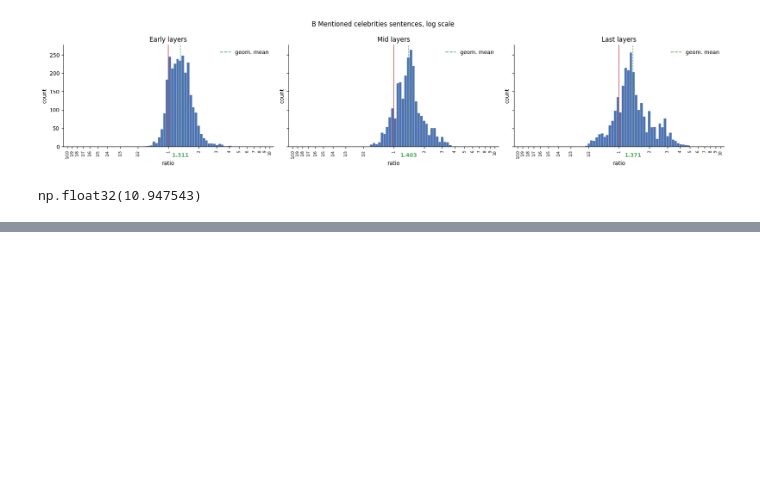
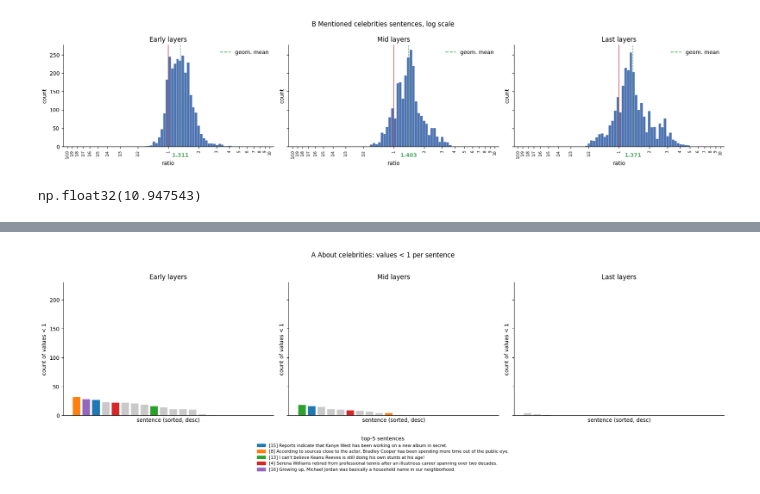
Before and after one commit to NegevTag/Visualizing-information-flow-in-transformers, a Jupyter notebook: real/science/experiment_1_celebrities/celebrity_experiment.ipynb, the cells around one changed output, grey strips where cells are left out. Cells and saved outputs as stored; diff of their text form; code cells hidden in the pictures; blank space fills up the shorter version.

```diff
--- a/real/science/experiment_1_celebrities/celebrity_experiment.ipynb
+++ b/real/science/experiment_1_celebrities/celebrity_experiment.ipynb
@@ -550,7 +485,7 @@ def _mask_by_celeb_name(
     )
     assert tokenpacks_indexed_contributions.tokenpacks == token_packs  # same thing, calculated to get the name index
     sentence_tokenpacks_information = SentenceTokenPacksInformation(
-        sentence=sentece_info.sentence, tokenpacks=token_packs, name_token_index=name_index,original_tokens_info=sentence_tokens_info
+        sentence=sentence_tokens_info.sentence, tokenpacks=token_packs, name_token_index=name_index,original_tokens_info=sentence_tokens_info
     )
     return (sentence_tokenpacks_information, tokenpacks_indexed_contributions)
 # %% [markdown]
@@ -1007,0 +790,10 @@ np.float32(10.947543)
+# %%
+print(a_about_celebrities_metrics_list[0].shape)
+a_early_group_list = [a[:,EARLY_LAYER_SEGMENT[0]:EARLY_LAYER_SEGMENT[1]+1,:] for a in a_about_celebrities_metrics_list]
+a_mid_group_list = [a[:,MID_LAYERS_SEGMENT[0]:MID_LAYERS_SEGMENT[1]+1,:] for a in a_about_celebrities_metrics_list]
+a_last_group_list = [a[:,END_LAYERS_SEGMENT[0]:END_LAYERS_SEGMENT[1]+1,:] for a in a_about_celebrities_metrics_list]
+
+print(b_mentioned_celbrities_metrixs_list[0].shape)
+b_early_group_list = [a[:,EARLY_LAYER_SEGMENT[0]:EARLY_LAYER_SEGMENT[1]+1,:] for a in b_mentioned_celbrities_metrixs_list]
+b_mid_group_list = [a[:,MID_LAYERS_SEGMENT[0]:MID_LAYERS_SEGMENT[1]+1,:] for a in b_mentioned_celbrities_metrixs_list]
+b_last_group_list = [a[:,END_LAYERS_SEGMENT[0]:END_LAYERS_SEGMENT[1]+1,:] for a in b_mentioned_celbrities_metrixs_list]
@@ -1007,0 +803,75 @@ np.float32(10.947543)
+# %%
+#VIBECODED
+# Count of metric values < 1 (celeb proportion DECREASED vs fake) PER SENTENCE,
+# faceted by layer-group, one figure per experiment (A / B).
+#   - bars sorted descending within each facet
+#   - shared y-scale across BOTH A and B figures
+#   - top-5 sentences (by total count over the three groups) color-coded, with a
+#     legend BELOW the plot showing the FULL sentence text.
+# metric_group layout: (part {attn, mlp}, layers_in_group, position_after_name)
+
+GROUP_ORDER = ["Early", "Mid", "Last"]
+GRAY = "#c9c9c9"
+
+
+def counts_per_sentence(group_list):
+    return np.array([int((g < 1).sum().item()) for g in group_list])
+
+
+def experiment_counts(groups_with_lists):
+    return {name: counts_per_sentence(gl) for name, gl in groups_with_lists}
+
+
+def plot_experiment(exp_label, counts_by_group, sentences, top5_idx, color_of, ymax):
+    fig, axes = plt.subplots(1, 3, figsize=(18, 4.5), sharey=True)
+    for ax, group_name in zip(axes, GROUP_ORDER):
+        counts = counts_by_group[group_name]
+        order = np.argsort(counts)[::-1]  # descending
+        colors = [color_of.get(i, GRAY) for i in order]
+        ax.bar(np.arange(len(counts)), counts[order], color=colors, edgecolor="white", linewidth=0.3)
+        ax.set_title(f"{group_name} layers")
+        ax.set_xlabel("sentence (sorted, desc)")
+        ax.set_ylabel("count of values < 1")
+        ax.set_ylim(0, ymax)
+        ax.set_xticks([])
+        ax.spines["top"].set_visible(False)
+        ax.spines["right"].set_visible(False)
+    fig.suptitle(f"{exp_label}: values < 1 per sentence", y=1.02)
+    # legend BELOW the plots (full sentence text), so it never overlaps the bars
+    handles = [plt.Rectangle((0, 0), 1, 1, color=color_of[i]) for i in top5_idx]
+    labels = [f"[{i}] {sentences[i]}" for i in top5_idx]
+    fig.legend(handles, labels, frameon=False, fontsize=8, loc="upper center",
+               bbox_to_anchor=(0.5, -0.02), ncol=1, title="top-5 sentences")
+    plt.tight_layout()
+    plt.show()
+
+
+a_groups = [("Early", a_early_group_list), ("Mid", a_mid_group_list), ("Last", a_last_group_list)]
+b_groups = [("Early", b_early_group_list), ("Mid", b_mid_group_list), ("Last", b_last_group_list)]
+
+a_counts = experiment_counts(a_groups)
+b_counts = experiment_counts(b_groups)
+
+a_sentences = [r.real_names_tokenpacks_info.sentence for r in a_ratios_ei]
+b_sentences = [r.real_names_tokenpacks_info.sentence for r in b_ratios_ei]
+
+# top-5 sentences per experiment by total count across the three layer-groups
+a_totals = sum(a_counts[g] for g in GROUP_ORDER)
+b_totals = sum(b_counts[g] for g in GROUP_ORDER)
+a_top5 = list(np.argsort(a_totals)[::-1][:5])
+b_top5 = list(np.argsort(b_totals)[::-1][:5])
+
+palette = plt.get_cmap("tab10").colors
+a_color_of = {idx: palette[k] for k, idx in enumerate(a_top5)}
+b_color_of = {idx: palette[k] for k, idx in enumerate(b_top5)}
+
+# shared y-scale across BOTH experiments
+ymax = max(
+    max(c.max() for c in a_counts.values()),
+    max(c.max() for c in b_counts.values()),
+) * 1.05
+
+plot_experiment("A About celebrities", a_counts, a_sentences, a_top5, a_color_of, ymax)
+plot_experiment("B Mentioned celebrities", b_counts, b_sentences, b_top5, b_color_of, ymax)
+# %% [output]
+[figure, added]
```
Also changed, not shown: parts of 22 cells of this notebook.
